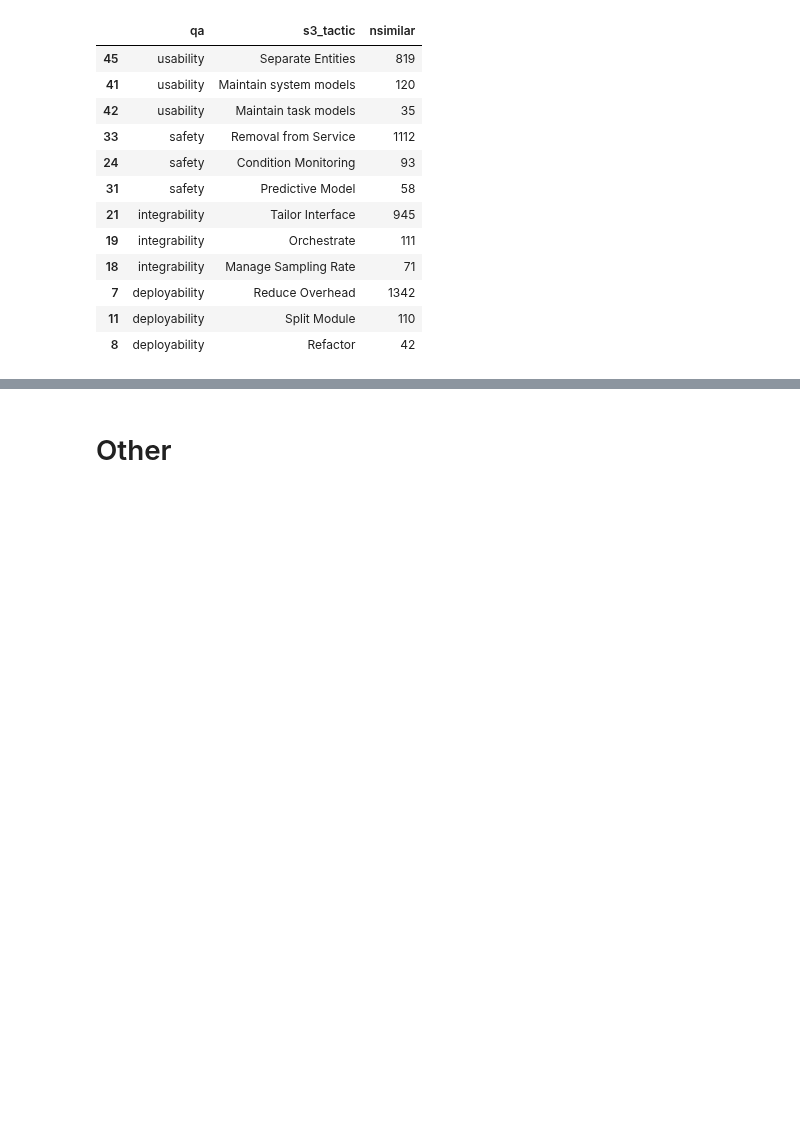
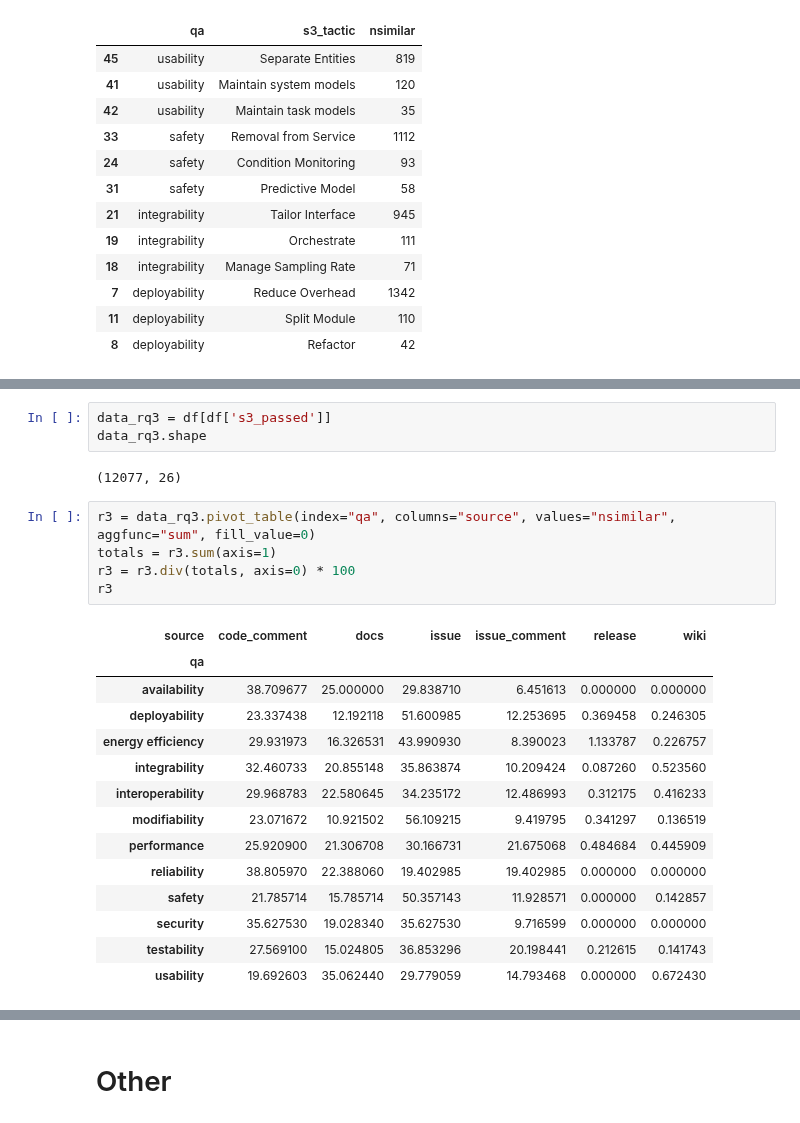
Before and after one commit to dmitrijs-voronovs/scientific-software-architecture-analysis, a Jupyter notebook: processing_pipeline/analysis/merged.ipynb, the cells around one changed output, grey strips where cells are left out. Drawn from its saved outputs; the diff is of its cells as text; blank space fills up the shorter version.

```diff
--- a/processing_pipeline/analysis/merged.ipynb
+++ b/processing_pipeline/analysis/merged.ipynb
@@ -231,0 +237,25 @@ r2.groupby(["qa", "s3_tactic"]).nsimilar.sum().reset_index().sort_values(["qa","
+# %%
+data_rq3 = df[df['s3_passed']]
+data_rq3.shape
+# %% [output]
+(12077, 26)
+# %%
+r3 = data_rq3.pivot_table(index="qa", columns="source", values="nsimilar", aggfunc="sum", fill_value=0)
+totals = r3.sum(axis=1)
+r3 = r3.div(totals, axis=0) * 100
+r3
+# %% [output]
+| source | code_comment | docs | issue | issue_comment | release | wiki |
+| qa |  |  |  |  |  |  |
+| availability | 38.709677 | 25.000000 | 29.838710 | 6.451613 | 0.000000 | 0.000000 |
+| deployability | 23.337438 | 12.192118 | 51.600985 | 12.253695 | 0.369458 | 0.246305 |
+| energy efficiency | 29.931973 | 16.326531 | 43.990930 | 8.390023 | 1.133787 | 0.226757 |
+| integrability | 32.460733 | 20.855148 | 35.863874 | 10.209424 | 0.087260 | 0.523560 |
+| interoperability | 29.968783 | 22.580645 | 34.235172 | 12.486993 | 0.312175 | 0.416233 |
+| modifiability | 23.071672 | 10.921502 | 56.109215 | 9.419795 | 0.341297 | 0.136519 |
+| performance | 25.920900 | 21.306708 | 30.166731 | 21.675068 | 0.484684 | 0.445909 |
+| reliability | 38.805970 | 22.388060 | 19.402985 | 19.402985 | 0.000000 | 0.000000 |
+| safety | 21.785714 | 15.785714 | 50.357143 | 11.928571 | 0.000000 | 0.142857 |
+| security | 35.627530 | 19.028340 | 35.627530 | 9.716599 | 0.000000 | 0.000000 |
+| testability | 27.569100 | 15.024805 | 36.853296 | 20.198441 | 0.212615 | 0.141743 |
+| usability | 19.692603 | 35.062440 | 29.779059 | 14.793468 | 0.000000 | 0.672430 |
```
Also changed, not shown: parts of 5 cells of this notebook.
